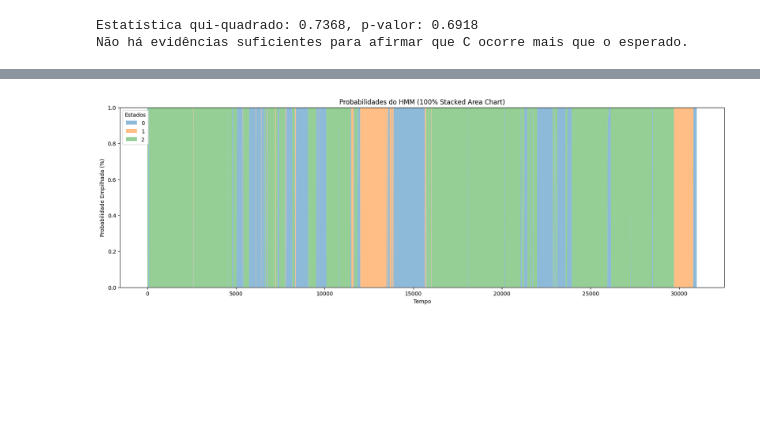
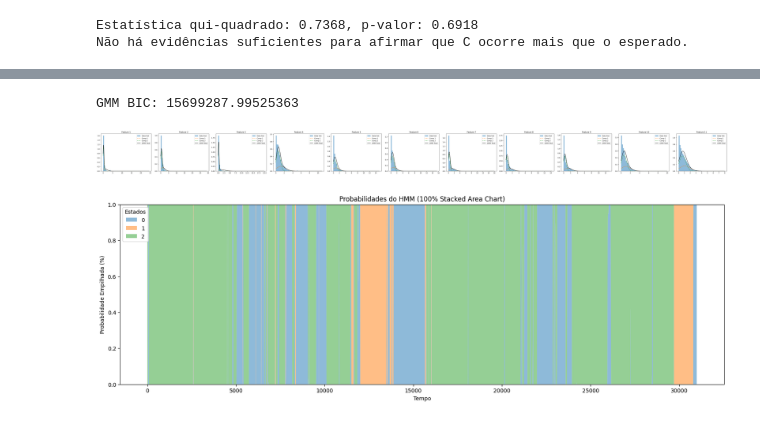
Before and after one commit to RL2-SP3/LISSA, a Jupyter notebook: examples/analise_modelos_hmm_direta.ipynb, the cells around one changed output, grey strips where cells are left out. Drawn from its saved outputs; the diff is of its cells as text; code cells hidden in the pictures; blank space fills up the shorter version.

```diff
--- a/examples/analise_modelos_hmm_direta.ipynb
+++ b/examples/analise_modelos_hmm_direta.ipynb
@@ -242,0 +233,4 @@ Text(0.5, 1.0, 'Histograma do Raio')
+# %%
+gmmTotal = li.GaussianMixtureFit(totalData[Headers].loc[totalData["Well_down"]==0].pow(2).pow(1/2),2,seed=mainSeed)
+# %% [output]
+GMM BIC: 15699287.99525363
@@ -243,3 +287,7 @@ Text(0.5, 1.0, 'Histograma do Raio')
+# %%
+plot_gmm_marginals(gmmTotal,totalData[Headers].loc[totalData["Well_down"]==0].pow(2).pow(1/2).to_numpy())
+# %% [output]
+[figure, added]
 # %%
 # PCAData["Radius Category"] = pd.qcut(PCAData["Radius"],q=[0,.75,.95,1],labels=[1,2,3]).astype(int)
 # PCAData["Radius Category"].hist()
```
Also changed, not shown: parts of 9 cells of this notebook, 2 other files.
